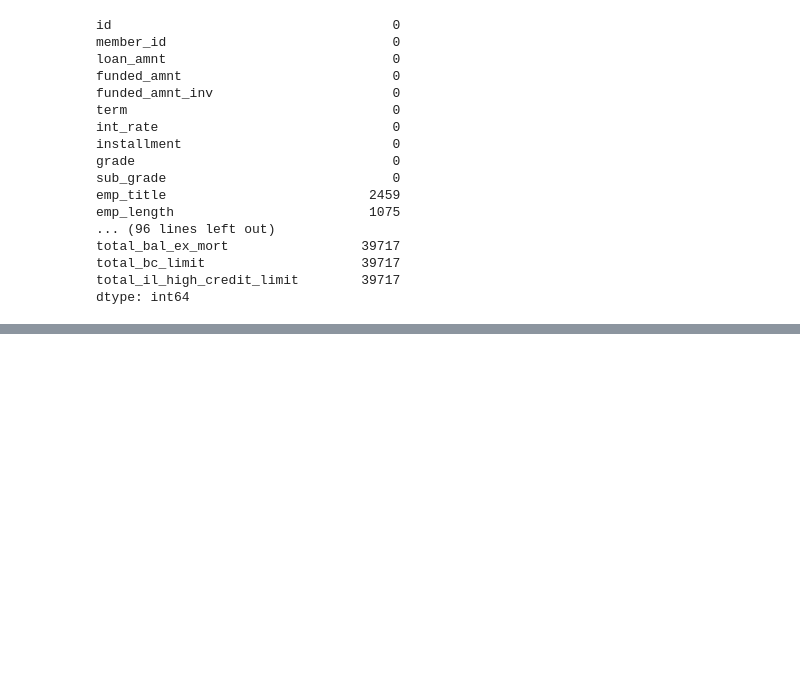
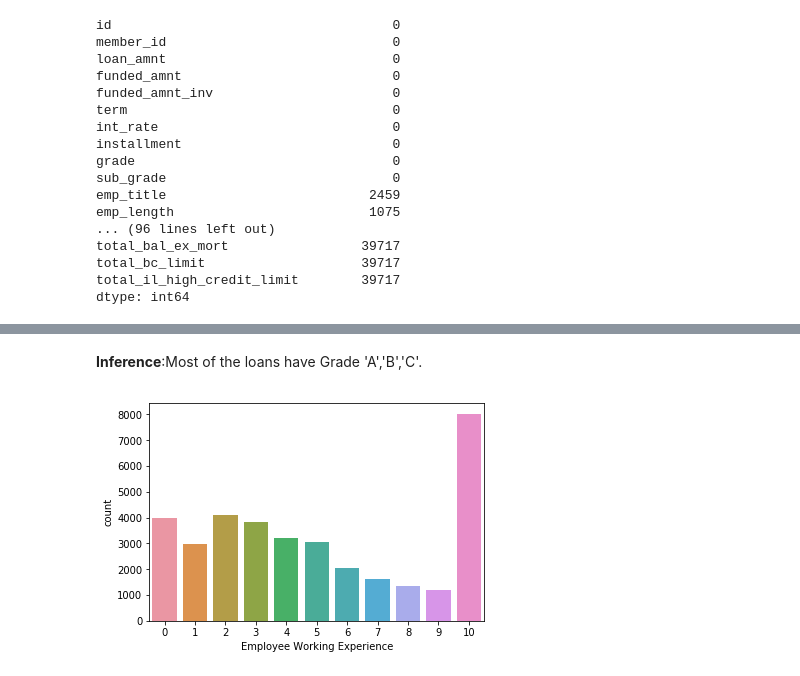
Before and after one commit to rahuldcoder/loan_default_eda, a Jupyter notebook: Abhijit_Dandpat_Lending_Club_Case.ipynb, the cells around one changed output, grey strips where cells are left out. Cells and saved outputs as stored; diff of their text form; code cells hidden in the pictures; blank space fills up the shorter version.

```diff
--- a/Abhijit_Dandpat_Lending_Club_Case.ipynb
+++ b/Abhijit_Dandpat_Lending_Club_Case.ipynb
@@ -110,0 +549,8 @@ loan.shape
+# %% [markdown]
+**Inference**:Most of the loans have Grade 'A','B','C'.
+# %%
+sns.countplot(x='emp_length', data=loan)
+plt.xlabel('Employee Working Experience')
+plt.show()
+# %% [output]
+[figure, added]
```
Also changed, not shown: parts of 97 cells of this notebook.
